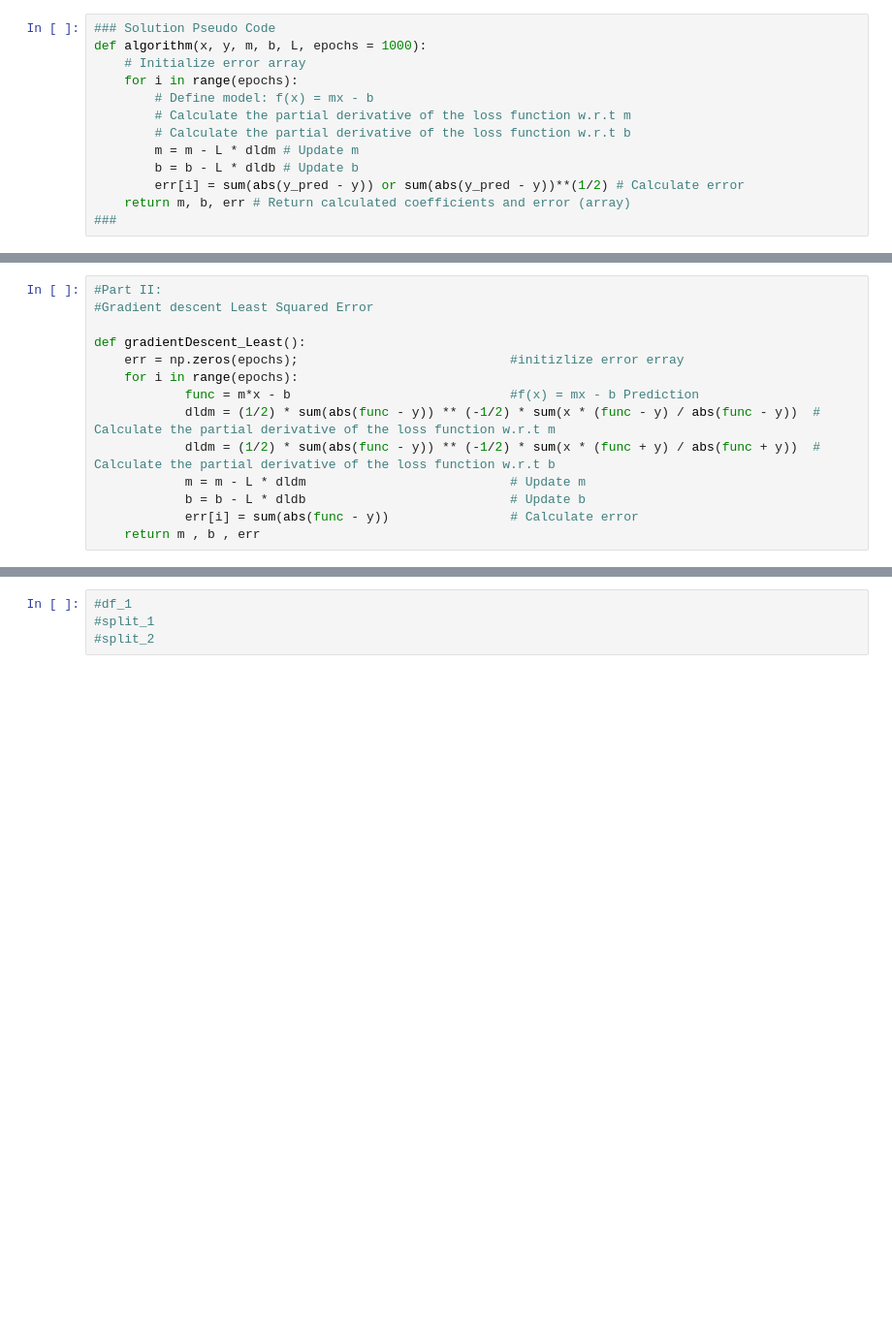
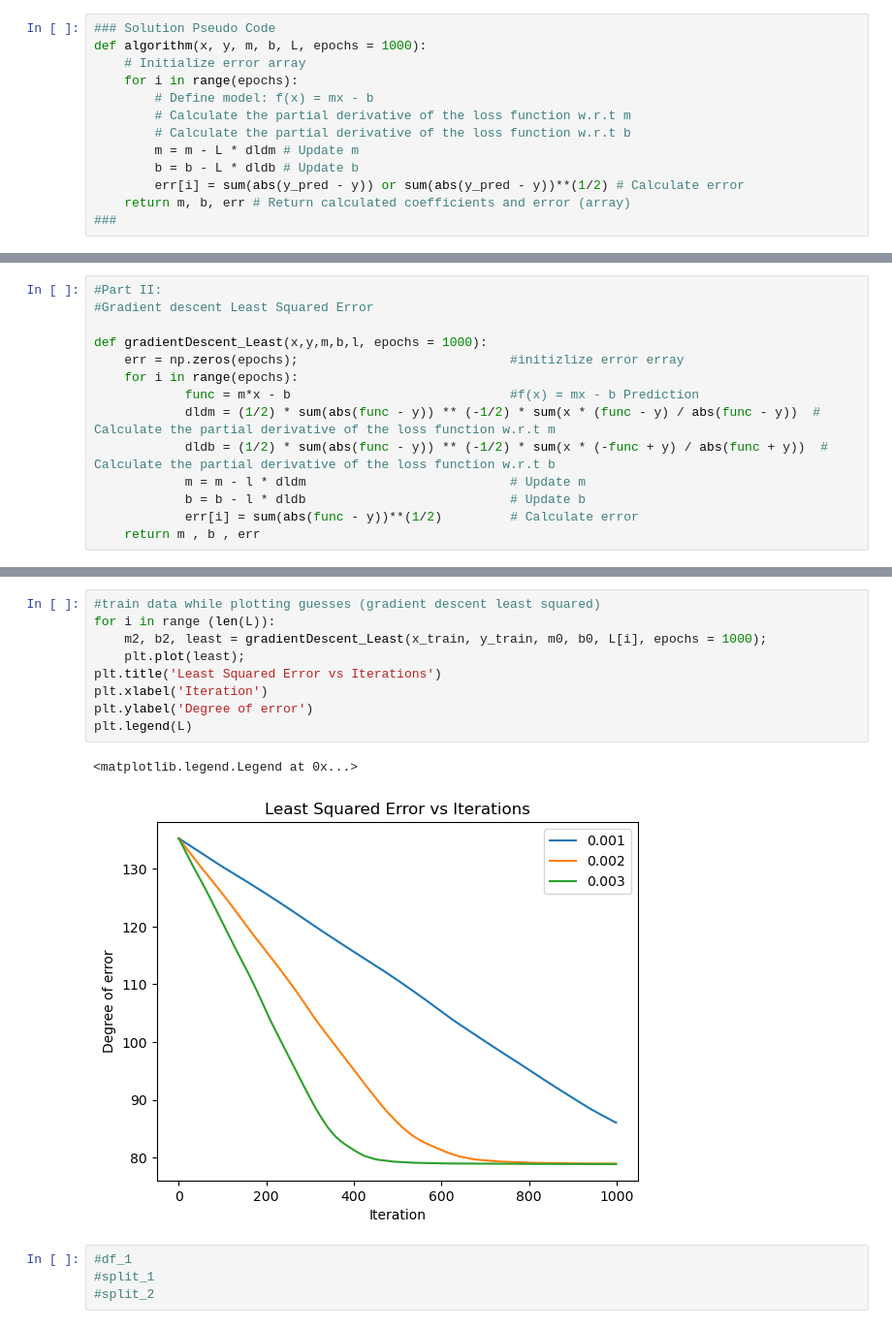
Before and after one commit to hrelosim/AM170B_Spring23, a Jupyter notebook: hw3/AM170B_hw3.ipynb, the cells around one changed output, grey strips where cells are left out. Shown: that part at 97% size. Saved outputs shown, nothing was run; the diff lists cells and outputs as text; blank space fills up the shorter version.

```diff
--- a/hw3/AM170B_hw3.ipynb
+++ b/hw3/AM170B_hw3.ipynb
@@ -48,15 +48,15 @@ def gradientDescent_Mean(x,y,m,b,l, epochs = 1000):
 #Part II:
 #Gradient descent Least Squared Error
 
-def gradientDescent_Least():
+def gradientDescent_Least(x,y,m,b,l, epochs = 1000):
     err = np.zeros(epochs);                            #initizlize error erray
     for i in range(epochs):
             func = m*x - b                             #f(x) = mx - b Prediction
             dldm = (1/2) * sum(abs(func - y)) ** (-1/2) * sum(x * (func - y) / abs(func - y))  # Calculate the partial derivative of the loss function w.r.t m
-            dldm = (1/2) * sum(abs(func - y)) ** (-1/2) * sum(x * (func + y) / abs(func + y))  # Calculate the partial derivative of the loss function w.r.t b
-            m = m - L * dldm                           # Update m
-            b = b - L * dldb                           # Update b
-            err[i] = sum(abs(func - y))                # Calculate error
+            dldb = (1/2) * sum(abs(func - y)) ** (-1/2) * sum(x * (-func + y) / abs(func + y))  # Calculate the partial derivative of the loss function w.r.t b
+            m = m - l * dldm                           # Update m
+            b = b - l * dldb                           # Update b
+            err[i] = sum(abs(func - y))**(1/2)         # Calculate error
     return m , b , err
 # %%
 #Problem 1
@@ -87,3 +94,15 @@ L = [.001, .002, .003]
+# %%
+#train data while plotting guesses (gradient descent least squared)
+for i in range (len(L)):
+    m2, b2, least = gradientDescent_Least(x_train, y_train, m0, b0, L[i], epochs = 1000);
+    plt.plot(least);
+plt.title('Least Squared Error vs Iterations')
+plt.xlabel('Iteration')
+plt.ylabel('Degree of error')
+plt.legend(L)
+# %% [output]
+<matplotlib.legend.Legend at 0x...>
+[figure, added]
 # %%
 #df_1
 #split_1
```
Also changed, not shown: parts of 6 cells of this notebook.
